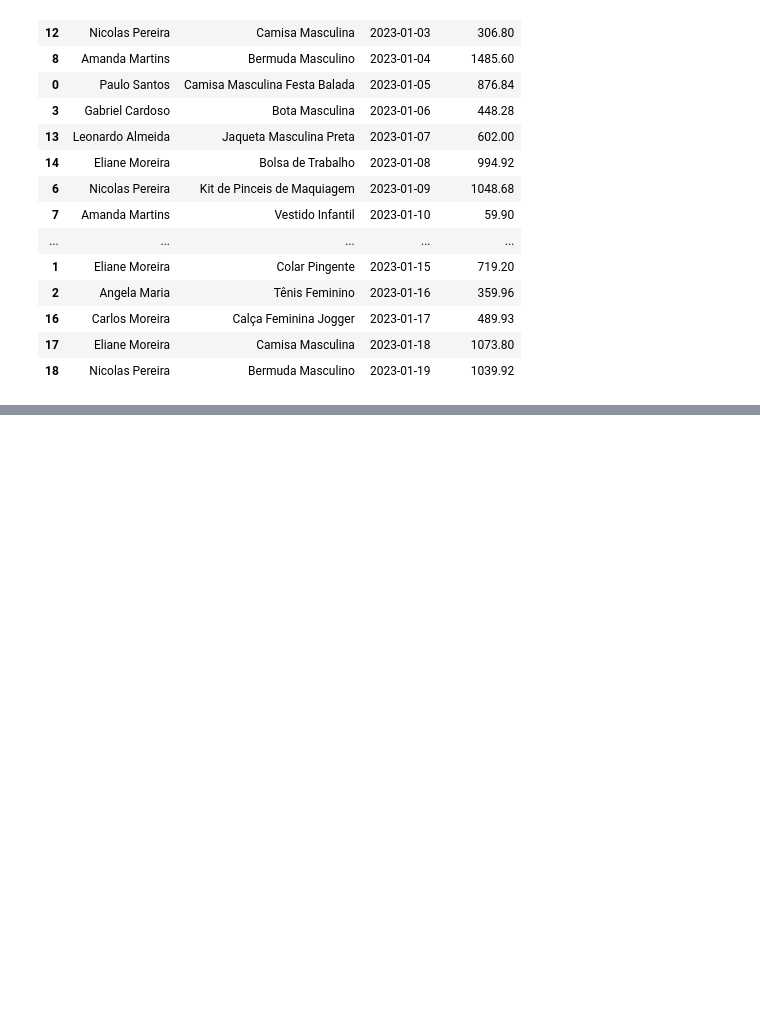
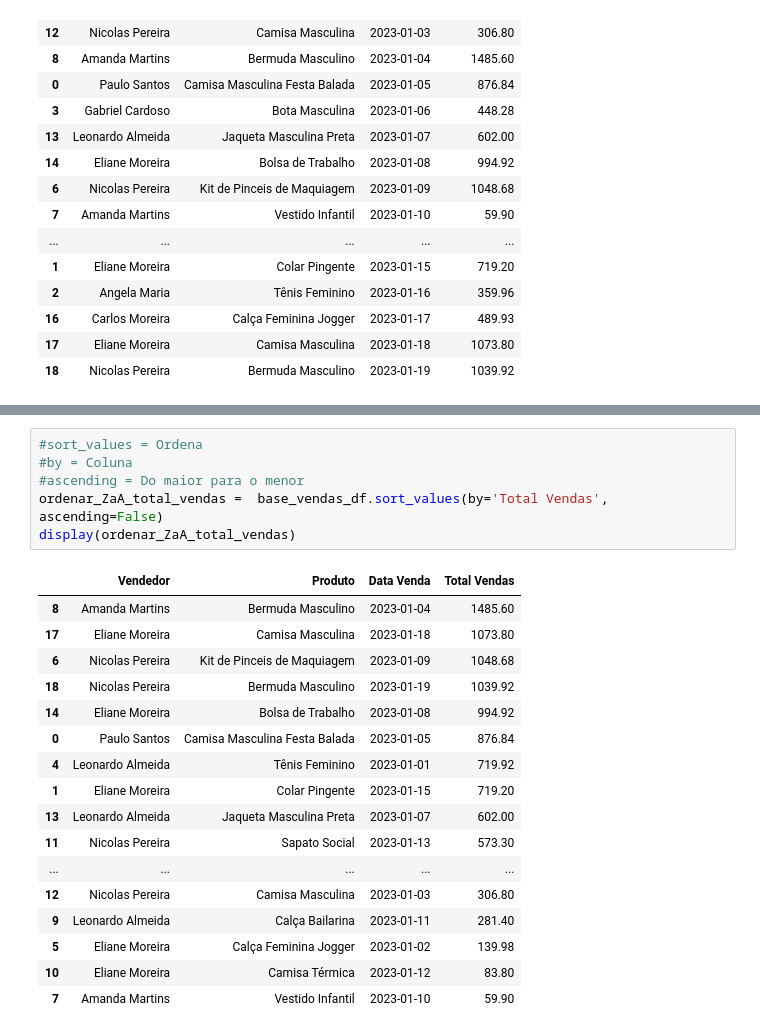
Before and after one commit to MatheeusPinheiro/curso_de_pandas, a Jupyter notebook: Ordenação.ipynb, the cells around one changed output, grey strips where cells are left out. Cells and saved outputs as stored; diff of their text form; blank space fills up the shorter version.

```diff
--- a/Ordenação.ipynb
+++ b/Ordenação.ipynb
@@ -117,0 +143,24 @@ display(ordenar_duas_colunas)
+# %%
+#sort_values = Ordena
+#by = Coluna
+#ascending = Do maior para o menor
+ordenar_ZaA_total_vendas =  base_vendas_df.sort_values(by='Total Vendas', ascending=False)
+display(ordenar_ZaA_total_vendas)
+# %% [output]
+|  | Vendedor | Produto | Data Venda | Total Vendas |
+| 8 | Amanda Martins | Bermuda Masculino | 2023-01-04 | 1485.60 |
+| 17 | Eliane Moreira | Camisa Masculina | 2023-01-18 | 1073.80 |
+| 6 | Nicolas Pereira | Kit de Pinceis de Maquiagem | 2023-01-09 | 1048.68 |
+| 18 | Nicolas Pereira | Bermuda Masculino | 2023-01-19 | 1039.92 |
+| 14 | Eliane Moreira | Bolsa de Trabalho | 2023-01-08 | 994.92 |
+| 0 | Paulo Santos | Camisa Masculina Festa Balada | 2023-01-05 | 876.84 |
+| 4 | Leonardo Almeida | Tênis Feminino | 2023-01-01 | 719.92 |
+| 1 | Eliane Moreira | Colar Pingente | 2023-01-15 | 719.20 |
+| 13 | Leonardo Almeida | Jaqueta Masculina Preta | 2023-01-07 | 602.00 |
+| 11 | Nicolas Pereira | Sapato Social | 2023-01-13 | 573.30 |
+| ... | ... | ... | ... | ... |
+| 12 | Nicolas Pereira | Camisa Masculina | 2023-01-03 | 306.80 |
+| 9 | Leonardo Almeida | Calça Bailarina | 2023-01-11 | 281.40 |
+| 5 | Eliane Moreira | Calça Feminina Jogger | 2023-01-02 | 139.98 |
+| 10 | Eliane Moreira | Camisa Térmica | 2023-01-12 | 83.80 |
+| 7 | Amanda Martins | Vestido Infantil | 2023-01-10 | 59.90 |
```
Also changed, not shown: parts of 2 cells of this notebook, 1 other file.
